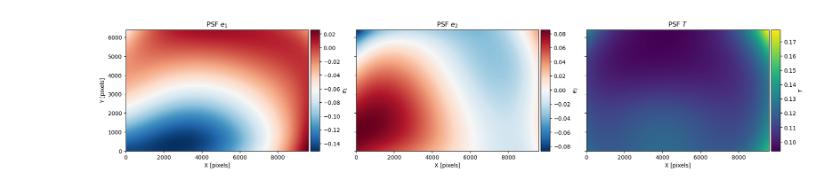
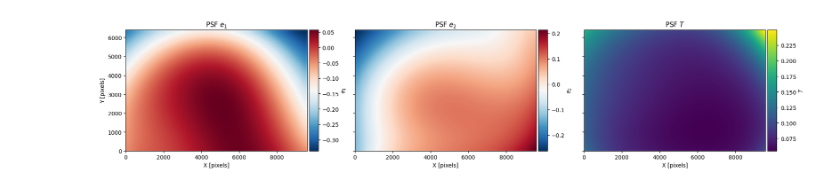
Before and after one commit to s-Sayan/ShearNet, a Jupyter notebook: shear_bias/psf_leakage/analysis.ipynb, the cells around one changed output. Cells and saved outputs as stored; diff of their text form; code cells hidden in the pictures.

```diff
--- a/shear_bias/psf_leakage/analysis.ipynb
+++ b/shear_bias/psf_leakage/analysis.ipynb
@@ -71,5 +71,5 @@ plt.tight_layout()
 # %%
-psfex_model_file = "/projects/mccleary_group/superbit/emp_psfs/emp_psfs_best/psfex-output/superbit_psf_emp01.psf"
+psfex_model_file = "/home/adfield/SHEARNET_DATA/psfex-output/Abell3411_1_300_1683033980_clean_starcat.psf"
 plotter.make_psfex_shape_maps(psfex_model_file)
 # %% [output]
-[figure, old version]
+[figure, new version]
```
Also changed, not shown: parts of 1 cell of this notebook, 10 other files.
